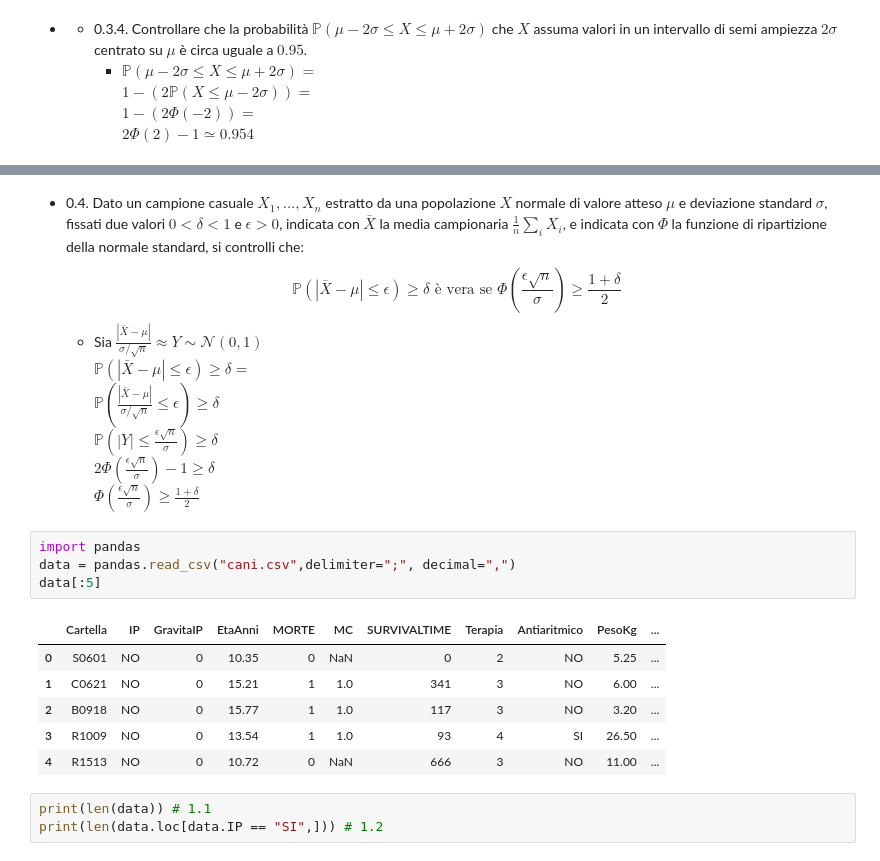
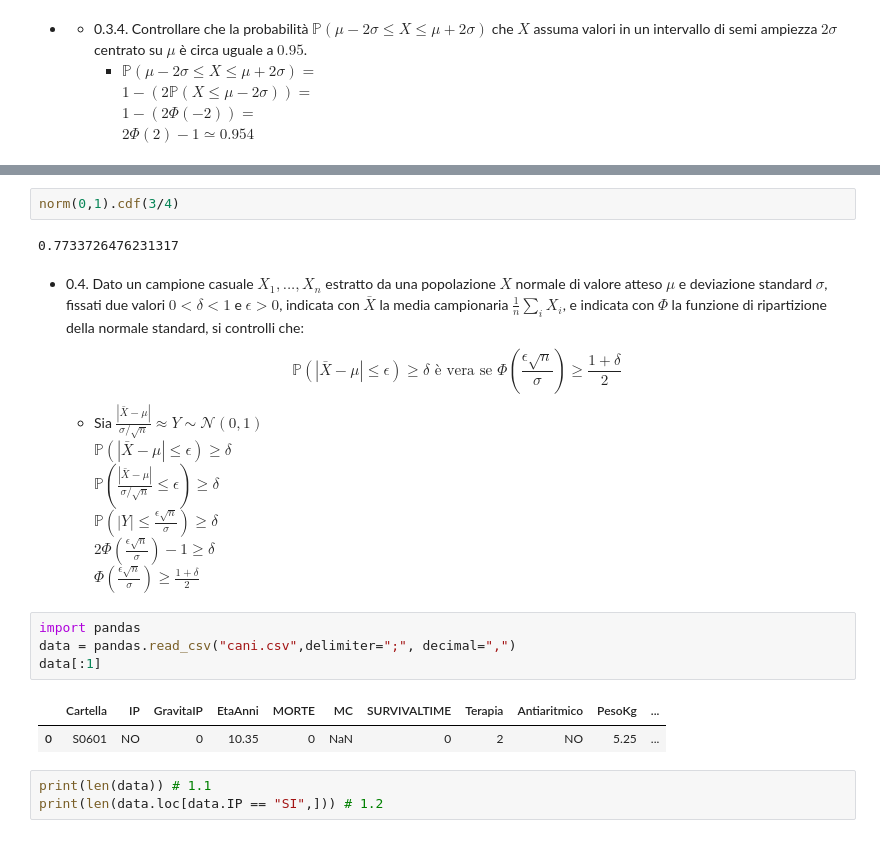
Before and after one commit to f14-bertolotti/SAD-unimi, a Jupyter notebook: cani_completo/solution_python.ipynb, the cells around one changed output, grey strips where cells are left out. Saved outputs shown, nothing was run; the diff lists cells and outputs as text.

```diff
--- a/cani_completo/solution_python.ipynb
+++ b/cani_completo/solution_python.ipynb
@@ -61,7 +61,11 @@ print("ℙ(𝑞1≤𝑋≤𝑞3) = ",norm(1,1).cdf(q3)-norm(1,1).cdf(q1))
+# %%
+norm(0,1).cdf(3/4)
+# %% [output]
+0.7733726476231317
 # %% [markdown]
 - 0.4. Dato un campione casuale $X_1,...,X_n$ estratto da una popolazione $X$ normale di valore atteso $\mu$ e deviazione standard $\sigma$, fissati due valori $0<\delta<1$ e $\epsilon>0$, indicata con $\bar{X}$ la media campionaria $\frac{1}{n}\sum_i X_i$, e indicata con $\Phi$ la funzione di ripartizione della normale standard, si controlli che: $$\mathbb{P}(|\bar{X}-\mu|\leq\epsilon)\geq\delta \text{ è vera se } \Phi(\frac{\epsilon\sqrt{n}}{\sigma})\geq\frac{1+\delta}{2}$$
   - Sia $\frac{|\bar{X}-\mu|}{\sigma/\sqrt{n}} \approx Y \sim \mathcal{N}(0,1)$
-  $\mathbb{P}(|\bar{X}-\mu|\leq \epsilon) \geq \delta = $
+  $\mathbb{P}(|\bar{X}-\mu|\leq \epsilon) \geq \delta $
   $\mathbb{P}(\frac{|\bar{X}-\mu|}{\sigma/\sqrt{n}}\leq\epsilon)\geq\delta $
   $\mathbb{P}(|Y|\leq\frac{\epsilon\sqrt{n}}{\sigma})\geq\delta $
   $2\Phi(\frac{\epsilon\sqrt{n}}{\sigma})-1 \geq \delta$
@@ -69,14 +73,10 @@ print("ℙ(𝑞1≤𝑋≤𝑞3) = ",norm(1,1).cdf(q3)-norm(1,1).cdf(q1))
 # %%
 import pandas
 data = pandas.read_csv("cani.csv",delimiter=";", decimal=",")
-data[:5]
+data[:1]
 # %% [output]
 |  | Cartella | IP | GravitaIP | EtaAnni | MORTE | MC | SURVIVALTIME | Terapia | Antiaritmico | PesoKg | ... |
 | 0 | S0601 | NO | 0 | 10.35 | 0 | NaN | 0 | 2 | NO | 5.25 | ... |
-| 1 | C0621 | NO | 0 | 15.21 | 1 | 1.0 | 341 | 3 | NO | 6.00 | ... |
-| 2 | B0918 | NO | 0 | 15.77 | 1 | 1.0 | 117 | 3 | NO | 3.20 | ... |
-| 3 | R1009 | NO | 0 | 13.54 | 1 | 1.0 | 93 | 4 | SI | 26.50 | ... |
-| 4 | R1513 | NO | 0 | 10.72 | 0 | NaN | 666 | 3 | NO | 11.00 | ... |
 # %%
 print(len(data)) # 1.1
 print(len(data.loc[data.IP == "SI",])) # 1.2
```
Also changed, not shown: parts of 15 cells of this notebook, 1 other file.
